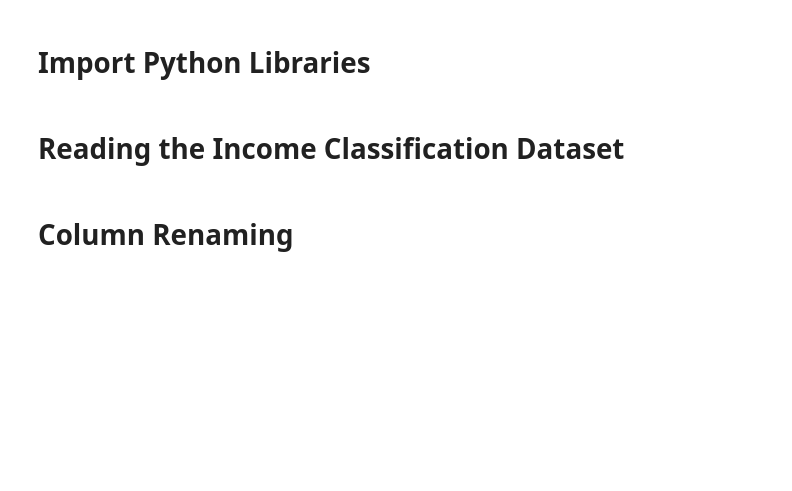
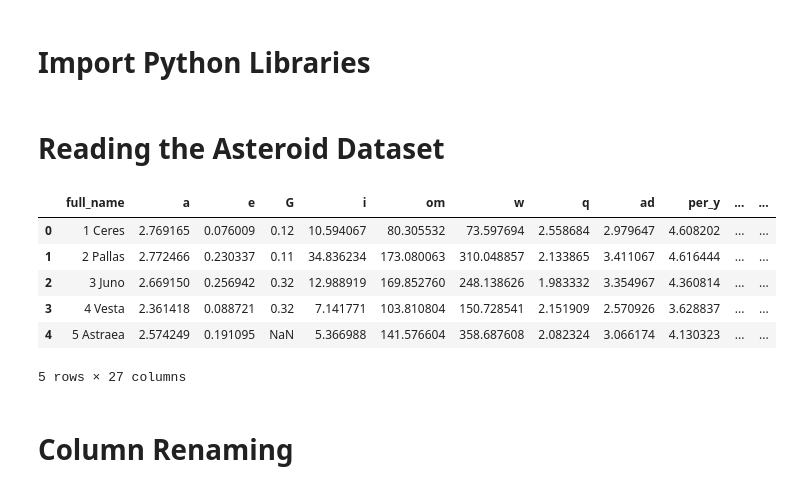
Before and after one commit to slash827/Data-Science-Workshop, a Jupyter notebook: Asteroid_notebook_new_version.ipynb, the cells around one changed output. Saved outputs shown, nothing was run; the diff lists cells and outputs as text; code cells hidden in the pictures; blank space fills up the shorter version.

```diff
--- a/Asteroid_notebook_new_version.ipynb
+++ b/Asteroid_notebook_new_version.ipynb
@@ -16,2 +15,2 @@ import matplotlib.pyplot as plt
 # %% [markdown]
-# Reading the Income Classification Dataset
+# Reading the Asteroid Dataset
@@ -20,5 +17,15 @@ import matplotlib.pyplot as plt
 # %%
 df = pd.read_csv('Asteroid.csv',  on_bad_lines='skip')
+# %%
+df.head()
+# %% [output]
+|  | full_name | a | e | G | i | om | w | q | ad | per_y | ... | ... |
+| 0 | 1 Ceres | 2.769165 | 0.076009 | 0.12 | 10.594067 | 80.305532 | 73.597694 | 2.558684 | 2.979647 | 4.608202 | ... | ... |
+| 1 | 2 Pallas | 2.772466 | 0.230337 | 0.11 | 34.836234 | 173.080063 | 310.048857 | 2.133865 | 3.411067 | 4.616444 | ... | ... |
+| 2 | 3 Juno | 2.669150 | 0.256942 | 0.32 | 12.988919 | 169.852760 | 248.138626 | 1.983332 | 3.354967 | 4.360814 | ... | ... |
+| 3 | 4 Vesta | 2.361418 | 0.088721 | 0.32 | 7.141771 | 103.810804 | 150.728541 | 2.151909 | 2.570926 | 3.628837 | ... | ... |
+| 4 | 5 Astraea | 2.574249 | 0.191095 | NaN | 5.366988 | 141.576604 | 358.687608 | 2.082324 | 3.066174 | 4.130323 | ... | ... |
+5 rows × 27 columns
 # %% [markdown]
 # Column Renaming
 # %%
```
Also changed, not shown: parts of 69 cells of this notebook.
